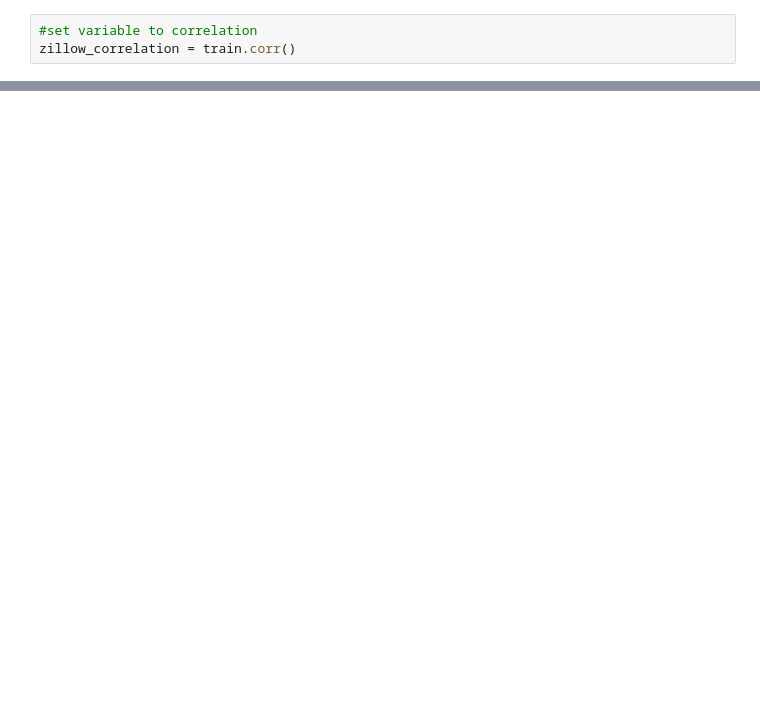
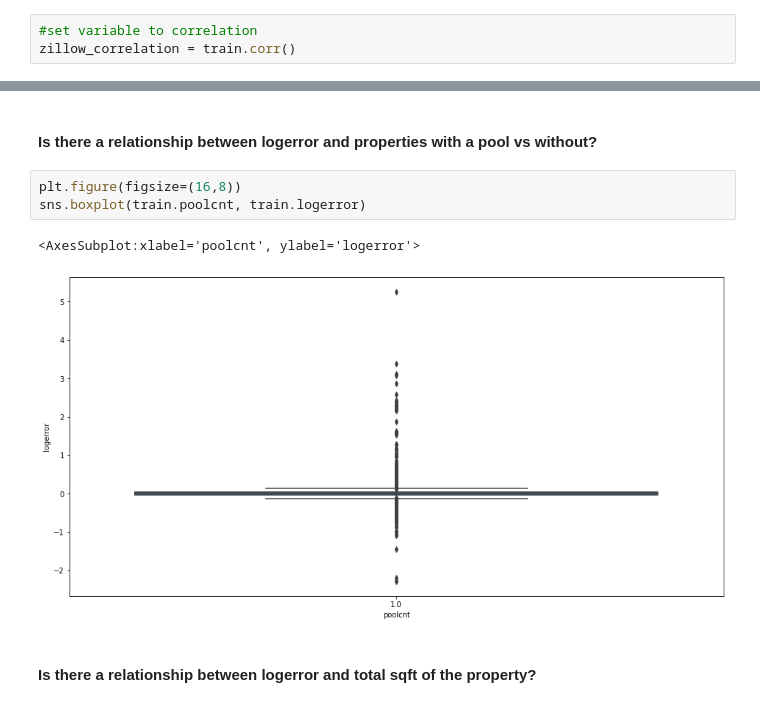
Before and after one commit to natasharivers/Clustering, a Jupyter notebook: explore_zillow.ipynb, the cells around one changed output, grey strips where cells are left out. Drawn from its saved outputs; the diff is of its cells as text; blank space fills up the shorter version.

```diff
--- a/explore_zillow.ipynb
+++ b/explore_zillow.ipynb
@@ -91,0 +192,10 @@ Name: logerror, dtype: float64
+# %% [markdown]
+#### Is there a relationship between logerror and properties with a pool vs without?
+# %%
+plt.figure(figsize=(16,8))
+sns.boxplot(train.poolcnt, train.logerror)
+# %% [output]
+<AxesSubplot:xlabel='poolcnt', ylabel='logerror'>
+[figure, added]
+# %% [markdown]
+#### Is there a relationship between logerror and total sqft of the property?
```
Also changed, not shown: parts of 25 cells of this notebook.
